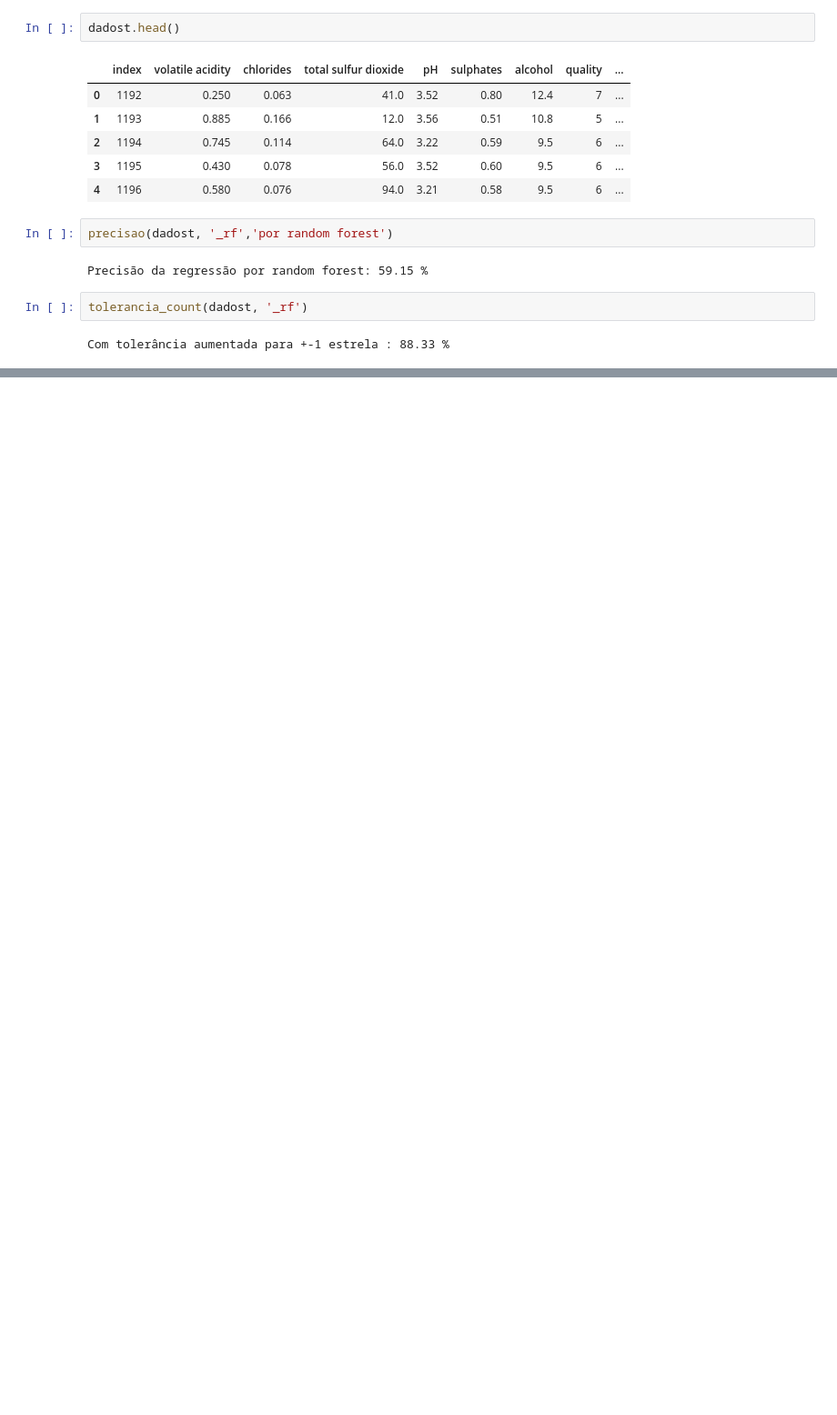
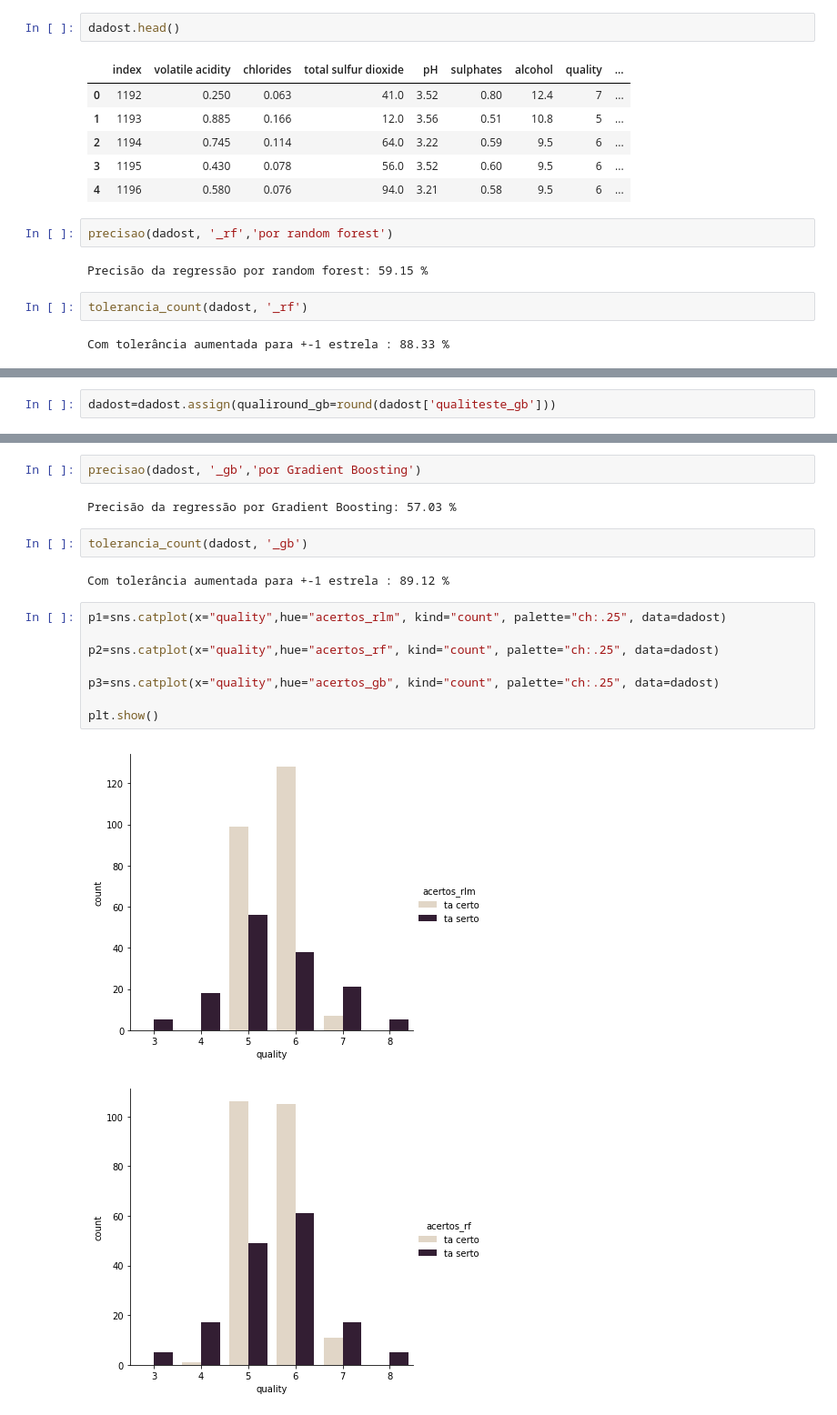
Before and after one commit to robertoschno/Projeto_Final_CD, a Jupyter notebook: Wine_quality_pred.ipynb, the cells around one changed output, grey strips where cells are left out. Shown at 91% size. Saved outputs shown, nothing was run; the diff lists cells and outputs as text; blank space fills up the shorter version.

Commit message:
'Gradient_boosting_e_exploratória_final'

```diff
--- a/Wine_quality_pred.ipynb
+++ b/Wine_quality_pred.ipynb
@@ -371,0 +391,2 @@ Com tolerância aumentada para +-1 estrela : 88.33 %
+# %%
+dadost=dadost.assign(qualiround_gb=round(dadost['qualiteste_gb']))
@@ -371,0 +444,19 @@ Com tolerância aumentada para +-1 estrela : 88.33 %
+# %%
+precisao(dadost, '_gb','por Gradient Boosting')
+# %% [output]
+Precisão da regressão por Gradient Boosting: 57.03 %
+# %%
+tolerancia_count(dadost, '_gb')
+# %% [output]
+Com tolerância aumentada para +-1 estrela : 89.12 %
+# %%
+p1=sns.catplot(x="quality",hue="acertos_rlm", kind="count", palette="ch:.25", data=dadost)
+
+p2=sns.catplot(x="quality",hue="acertos_rf", kind="count", palette="ch:.25", data=dadost)
+
+p3=sns.catplot(x="quality",hue="acertos_gb", kind="count", palette="ch:.25", data=dadost)
+
+plt.show()
+# %% [output]
+[figure, added]
+[figure, added]
```
Also changed, not shown: parts of 10 cells of this notebook.
